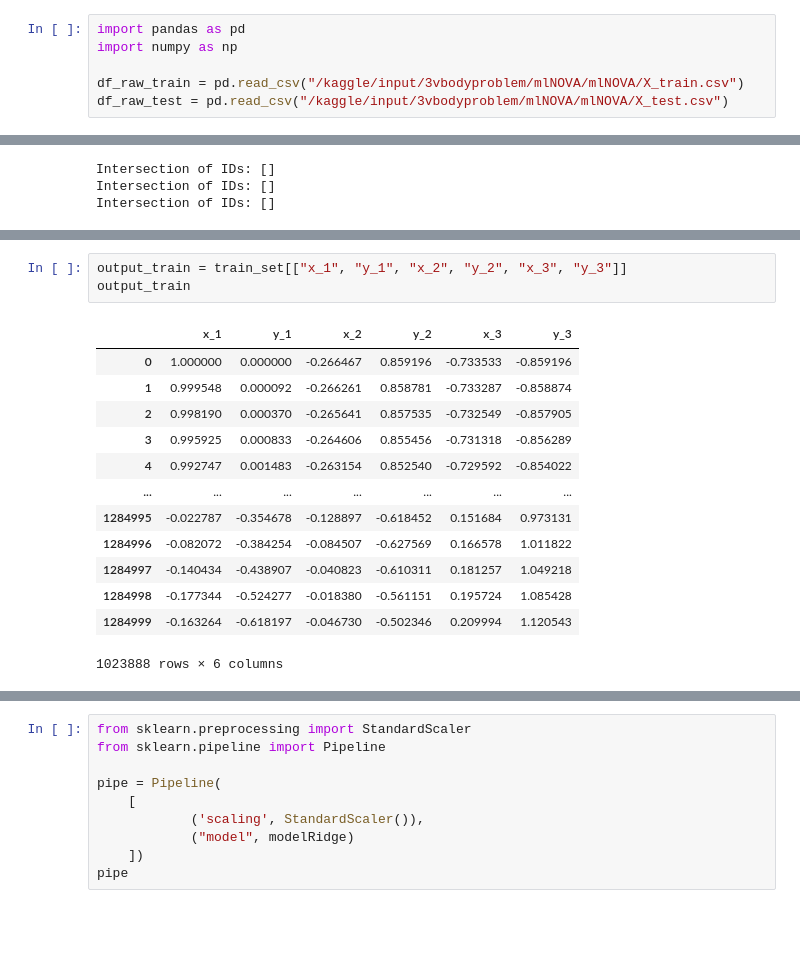
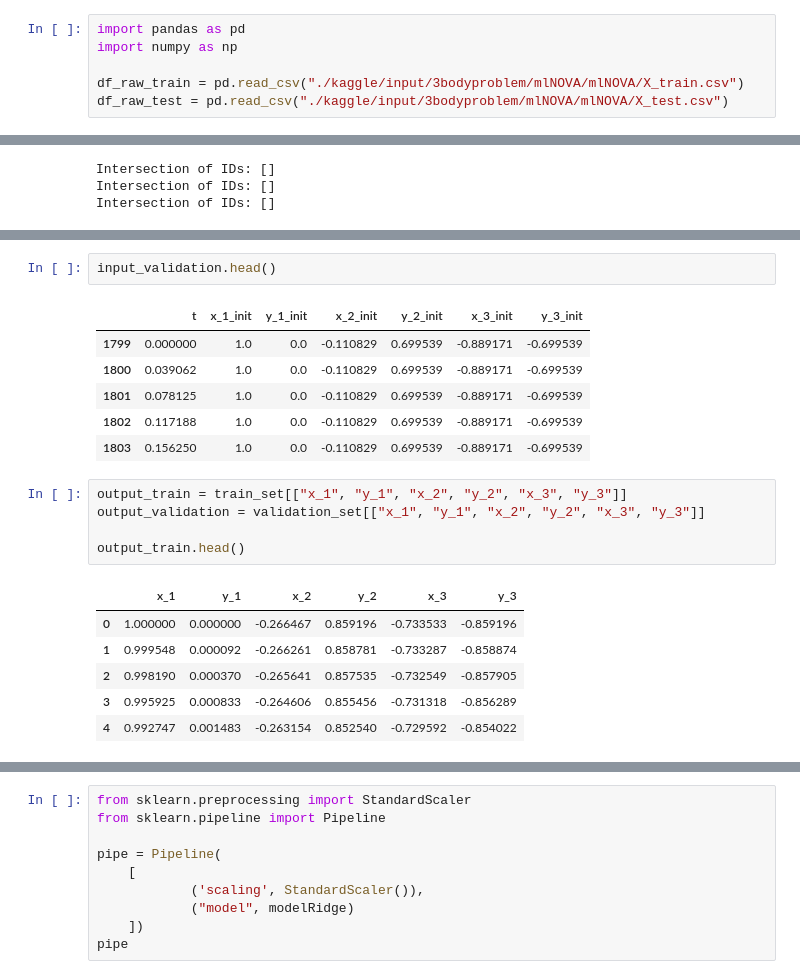
Before and after one commit to AgnJed/ML_the_3-body_problem, a Jupyter notebook: machine-learning-nova-1.ipynb, the cells around one changed output, grey strips where cells are left out. Saved outputs shown, nothing was run; the diff lists cells and outputs as text; blank space fills up the shorter version.

Commit message:
Added vaidation input and output dataframes

```diff
--- a/machine-learning-nova-1.ipynb
+++ b/machine-learning-nova-1.ipynb
@@ -4,8 +4,8 @@
 import pandas as pd
 import numpy as np
 
-df_raw_train = pd.read_csv("/kaggle/input/3vbodyproblem/mlNOVA/mlNOVA/X_train.csv")
-df_raw_test = pd.read_csv("/kaggle/input/3vbodyproblem/mlNOVA/mlNOVA/X_test.csv")
+df_raw_train = pd.read_csv("./kaggle/input/3bodyproblem/mlNOVA/mlNOVA/X_train.csv")
+df_raw_test = pd.read_csv("./kaggle/input/3bodyproblem/mlNOVA/mlNOVA/X_test.csv")
 # %%
 df_raw_train = df_raw_train
 df_raw_test = df_raw_test
@@ -152,20 +154,24 @@ input_train.head()
 | 2 | 0.078125 | 1.0 | 0.0 | -0.266467 | 0.859196 | -0.733533 | -0.859196 |
 | 3 | 0.117188 | 1.0 | 0.0 | -0.266467 | 0.859196 | -0.733533 | -0.859196 |
 | 4 | 0.156250 | 1.0 | 0.0 | -0.266467 | 0.859196 | -0.733533 | -0.859196 |
+# %%
+input_validation.head()
+# %% [output]
+|  | t | x_1_init | y_1_init | x_2_init | y_2_init | x_3_init | y_3_init |
+| 1799 | 0.000000 | 1.0 | 0.0 | -0.110829 | 0.699539 | -0.889171 | -0.699539 |
+| 1800 | 0.039062 | 1.0 | 0.0 | -0.110829 | 0.699539 | -0.889171 | -0.699539 |
+| 1801 | 0.078125 | 1.0 | 0.0 | -0.110829 | 0.699539 | -0.889171 | -0.699539 |
+| 1802 | 0.117188 | 1.0 | 0.0 | -0.110829 | 0.699539 | -0.889171 | -0.699539 |
+| 1803 | 0.156250 | 1.0 | 0.0 | -0.110829 | 0.699539 | -0.889171 | -0.699539 |
 # %%
 output_train = train_set[["x_1", "y_1", "x_2", "y_2", "x_3", "y_3"]]
-output_train
+output_validation = validation_set[["x_1", "y_1", "x_2", "y_2", "x_3", "y_3"]]
+
+output_train.head()
 # %% [output]
 |  | x_1 | y_1 | x_2 | y_2 | x_3 | y_3 |
 | 0 | 1.000000 | 0.000000 | -0.266467 | 0.859196 | -0.733533 | -0.859196 |
 | 1 | 0.999548 | 0.000092 | -0.266261 | 0.858781 | -0.733287 | -0.858874 |
 | 2 | 0.998190 | 0.000370 | -0.265641 | 0.857535 | -0.732549 | -0.857905 |
 | 3 | 0.995925 | 0.000833 | -0.264606 | 0.855456 | -0.731318 | -0.856289 |
 | 4 | 0.992747 | 0.001483 | -0.263154 | 0.852540 | -0.729592 | -0.854022 |
-| ... | ... | ... | ... | ... | ... | ... |
-| 1284995 | -0.022787 | -0.354678 | -0.128897 | -0.618452 | 0.151684 | 0.973131 |
-| 1284996 | -0.082072 | -0.384254 | -0.084507 | -0.627569 | 0.166578 | 1.011822 |
-| 1284997 | -0.140434 | -0.438907 | -0.040823 | -0.610311 | 0.181257 | 1.049218 |
-| 1284998 | -0.177344 | -0.524277 | -0.018380 | -0.561151 | 0.195724 | 1.085428 |
-| 1284999 | -0.163264 | -0.618197 | -0.046730 | -0.502346 | 0.209994 | 1.120543 |
-1023888 rows × 6 columns
```
Also changed, not shown: parts of 8 cells of this notebook.
